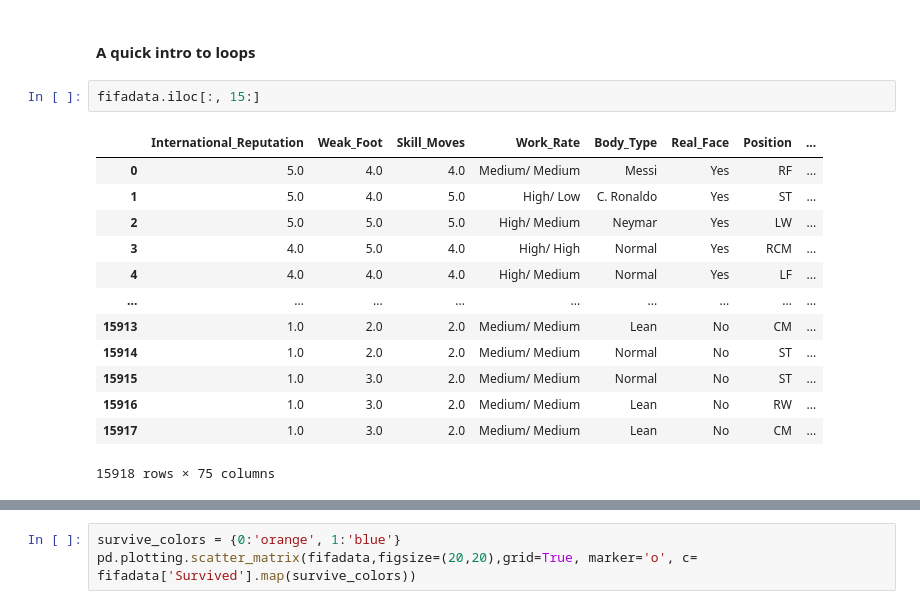
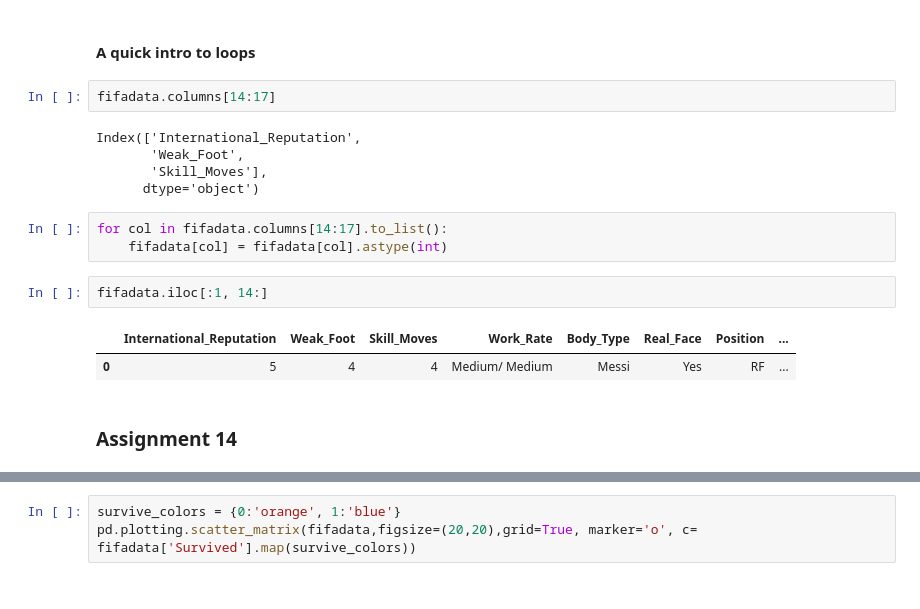
Before and after one commit to HamidBekamiri/EDA_GitHub, a Jupyter notebook: EDA_FIFA_2022.ipynb, the cells around one changed output, grey strips where cells are left out. Cells and saved outputs as stored; diff of their text form.

```diff
--- a/EDA_FIFA_2022.ipynb
+++ b/EDA_FIFA_2022.ipynb
@@ -1469,19 +1468,20 @@ sns.scatterplot(data=wide_df)
 [figure]
 # %% [markdown]
 #### A quick intro to loops
+# %%
+fifadata.columns[14:17]
+# %% [output]
+Index(['International_Reputation',
+       'Weak_Foot',
+       'Skill_Moves'],
+      dtype='object')
+# %%
+for col in fifadata.columns[14:17].to_list():
+    fifadata[col] = fifadata[col].astype(int)
 # %%
-fifadata.iloc[:, 15:]
+fifadata.iloc[:1, 14:]
 # %% [output]
 |  | International_Reputation | Weak_Foot | Skill_Moves | Work_Rate | Body_Type | Real_Face | Position | ... |
-| 0 | 5.0 | 4.0 | 4.0 | Medium/ Medium | Messi | Yes | RF | ... |
-| 1 | 5.0 | 4.0 | 5.0 | High/ Low | C. Ronaldo | Yes | ST | ... |
-| 2 | 5.0 | 5.0 | 5.0 | High/ Medium | Neymar | Yes | LW | ... |
-| 3 | 4.0 | 5.0 | 4.0 | High/ High | Normal | Yes | RCM | ... |
-| 4 | 4.0 | 4.0 | 4.0 | High/ Medium | Normal | Yes | LF | ... |
-| ... | ... | ... | ... | ... | ... | ... | ... | ... |
-| 15913 | 1.0 | 2.0 | 2.0 | Medium/ Medium | Lean | No | CM | ... |
-| 15914 | 1.0 | 2.0 | 2.0 | Medium/ Medium | Normal | No | ST | ... |
-| 15915 | 1.0 | 3.0 | 2.0 | Medium/ Medium | Normal | No | ST | ... |
-| 15916 | 1.0 | 3.0 | 2.0 | Medium/ Medium | Lean | No | RW | ... |
-| 15917 | 1.0 | 3.0 | 2.0 | Medium/ Medium | Lean | No | CM | ... |
+| 0 | 5 | 4 | 4 | Medium/ Medium | Messi | Yes | RF | ... |
-15918 rows × 75 columns
+# %% [markdown]
+### Assignment 14
```
Also changed, not shown: parts of 4 cells of this notebook.
